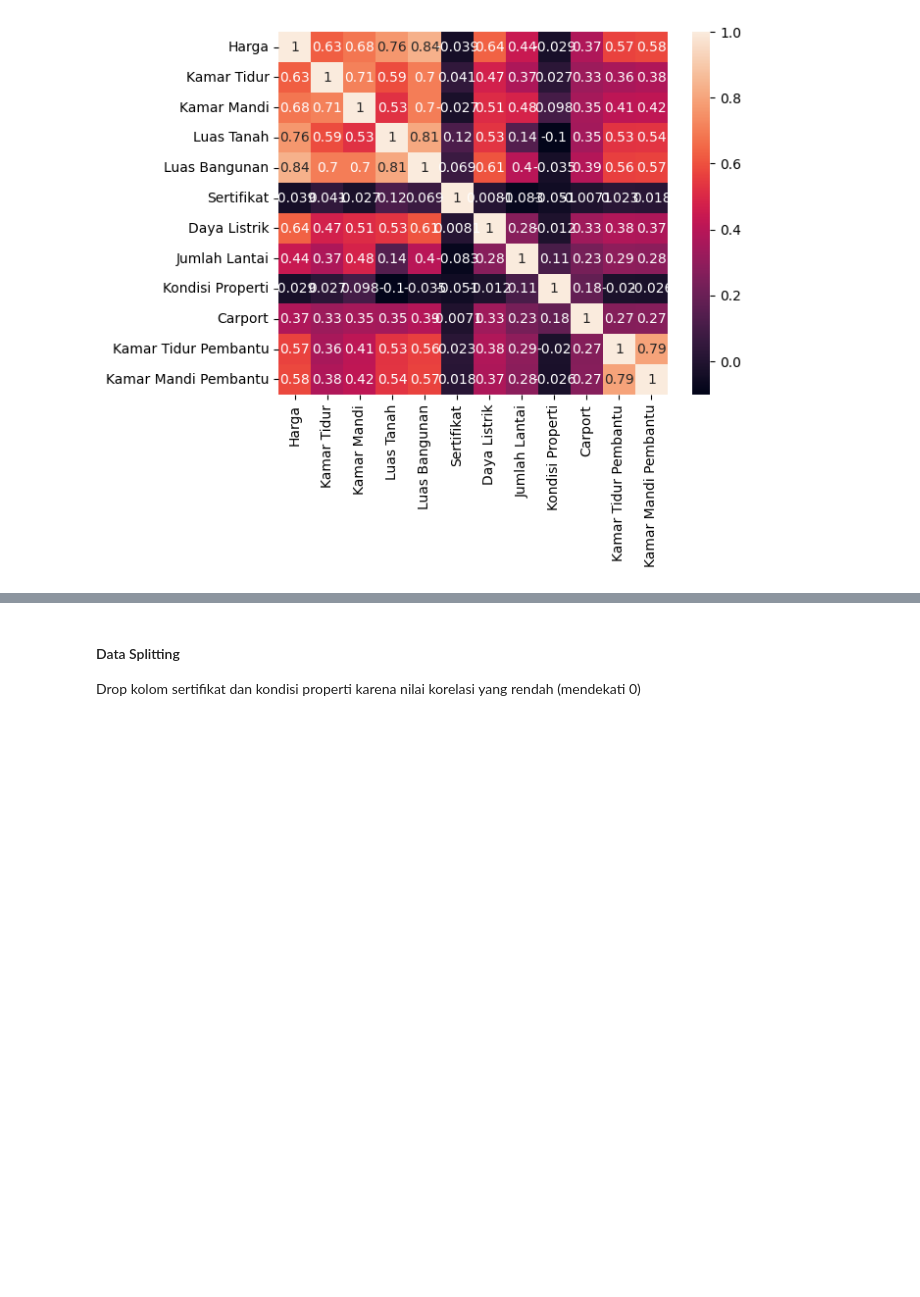
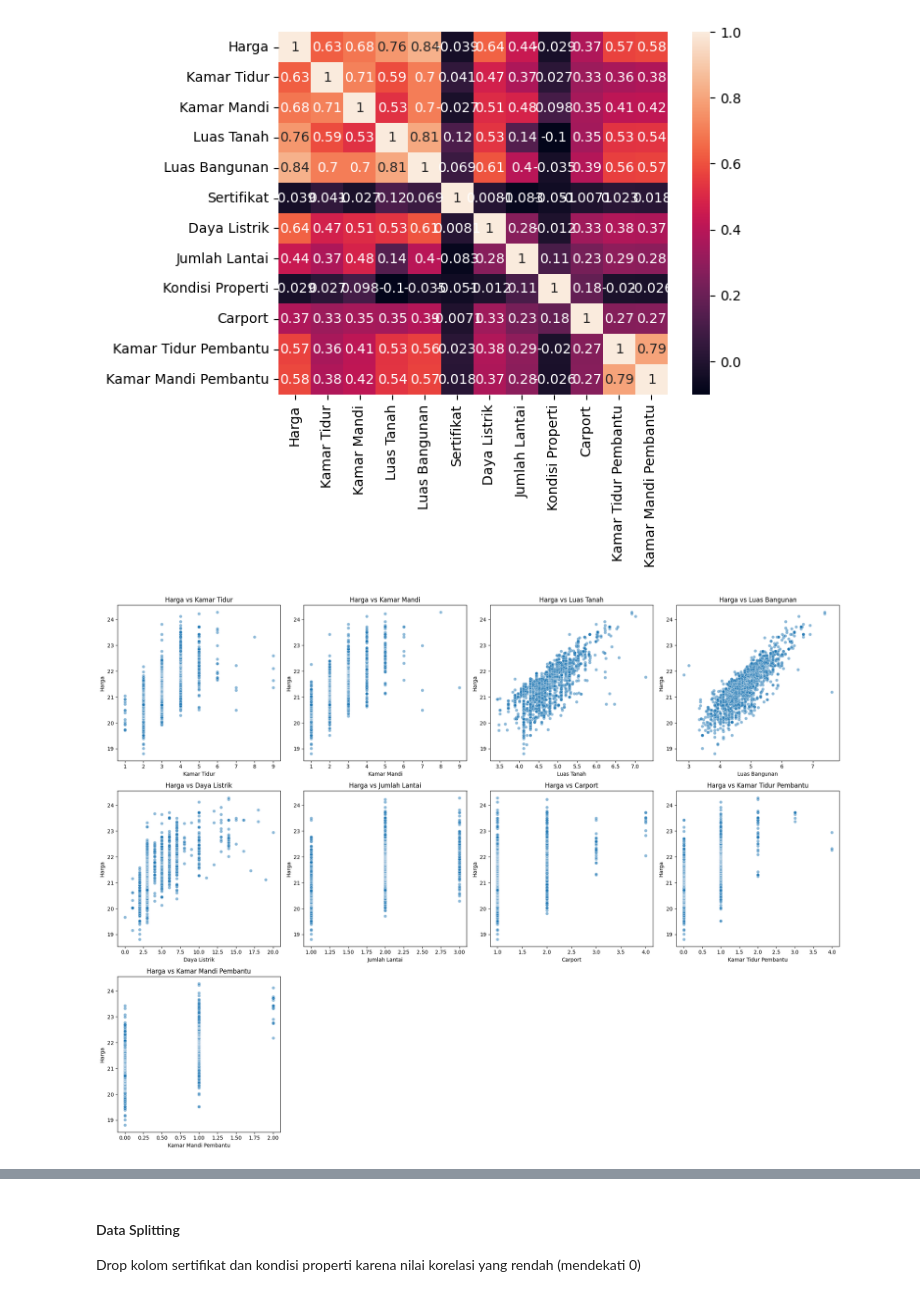
Before and after one commit to daff00/Kabupaten-Tangerang-House-Price-Prediction, a Jupyter notebook: Notebook/HousePricePrediction_KabTangerang.ipynb, the cells around one changed output, grey strips where cells are left out. Cells and saved outputs as stored; diff of their text form; code cells hidden in the pictures; blank space fills up the shorter version.

Commit message:
Update Visualisasi
Visualisasi Variabel Target vs Predictor

```diff
--- a/Notebook/HousePricePrediction_KabTangerang.ipynb
+++ b/Notebook/HousePricePrediction_KabTangerang.ipynb
@@ -491,3 +491,34 @@ sns.heatmap(df_kabupaten.select_dtypes(include=['number']).corr(), annot=True)
 # %% [output]
 <Axes: >
 [figure]
+# %%
+# Pilih semua kolom numerik kecuali target (Harga) dan kolom yang ingin di-exclude
+excluded_columns = ['Harga', 'Sertifikat', 'Kondisi Properti']
+numerical_vars = [col for col in df_kabupaten.select_dtypes(include=['int64', 'float64']).columns if col not in excluded_columns]
+
+# Tentukan jumlah subplot berdasarkan jumlah variabel
+num_vars = len(numerical_vars)
+num_cols = 4  # Tetapkan jumlah kolom
+num_rows = -(-num_vars // num_cols)  # Hitung jumlah baris secara dinamis (ceil division)
+
+# Buat subplot grid
+fig, axes = plt.subplots(num_rows, num_cols, figsize=(20, 15), squeeze=False)
+
+# Flatten axes agar mudah diiterasi
+axes = axes.flatten()
+
+# Buat scatter plot untuk setiap variabel numerik
+for i, num_var in enumerate(numerical_vars):
+    sns.scatterplot(x=df_kabupaten[num_var], y=df_kabupaten['Harga'], ax=axes[i], alpha=0.5)
+    axes[i].set_title(f'Harga vs {num_var}')
+    axes[i].set_xlabel(num_var)
+    axes[i].set_ylabel('Harga')
+
+# Hapus subplot kosong jika jumlah variabel lebih sedikit dari grid
+for j in range(len(numerical_vars), len(axes)):
+    fig.delaxes(axes[j])
+
+plt.tight_layout()
+plt.show()
+# %% [output]
+[figure, added]
```
Also changed, not shown: parts of 1 cell of this notebook.
